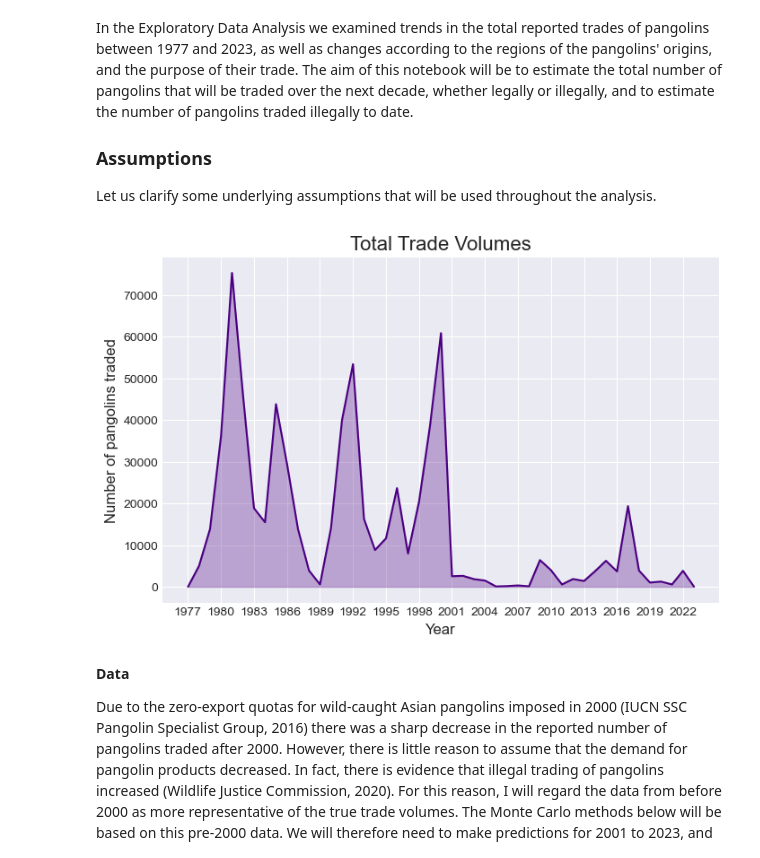
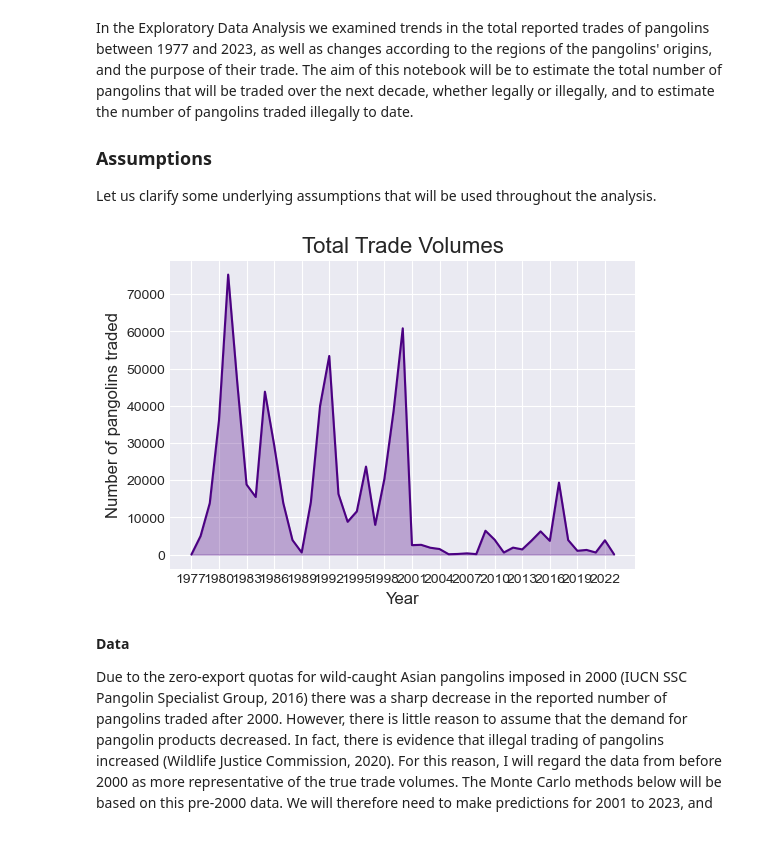
Before and after one commit to ACM40960/project-meganvdr, a Jupyter notebook: Simulation and Forecasting.ipynb, the cells around one changed output. Drawn from its saved outputs; the diff is of its cells as text; code cells hidden in the pictures.

```diff
--- a/Simulation and Forecasting.ipynb
+++ b/Simulation and Forecasting.ipynb
@@ -46,16 +46,16 @@ In the Exploratory Data Analysis we examined trends in the total reported trades
 Let us clarify some underlying assumptions that will be used throughout the analysis.
 # %%
 # Recall total trade volumes
-plt.figure(figsize = (8,5))
+plt.figure(figsize = (6,4))
 plt.plot(total['Year'], total['Number'], color = 'indigo')
 plt.title('Total Trade Volumes', fontsize = 16)
 plt.fill_between(total['Year'], total['Number'], color = 'indigo', alpha = 0.3)
 plt.xlabel('Year', fontsize = 12)
 plt.ylabel('Number of pangolins traded', fontsize = 12)
 plt.xticks(np.arange(min(total['Year']), max(total['Year'])+1, 3))
 plt.style.use('seaborn-v0_8-darkgrid')
 # %% [output]
-[figure, old version]
+[figure, new version]
 # %% [markdown]
 **Data**
 
```
Also changed, not shown: parts of 13 cells of this notebook, 2 other files.
